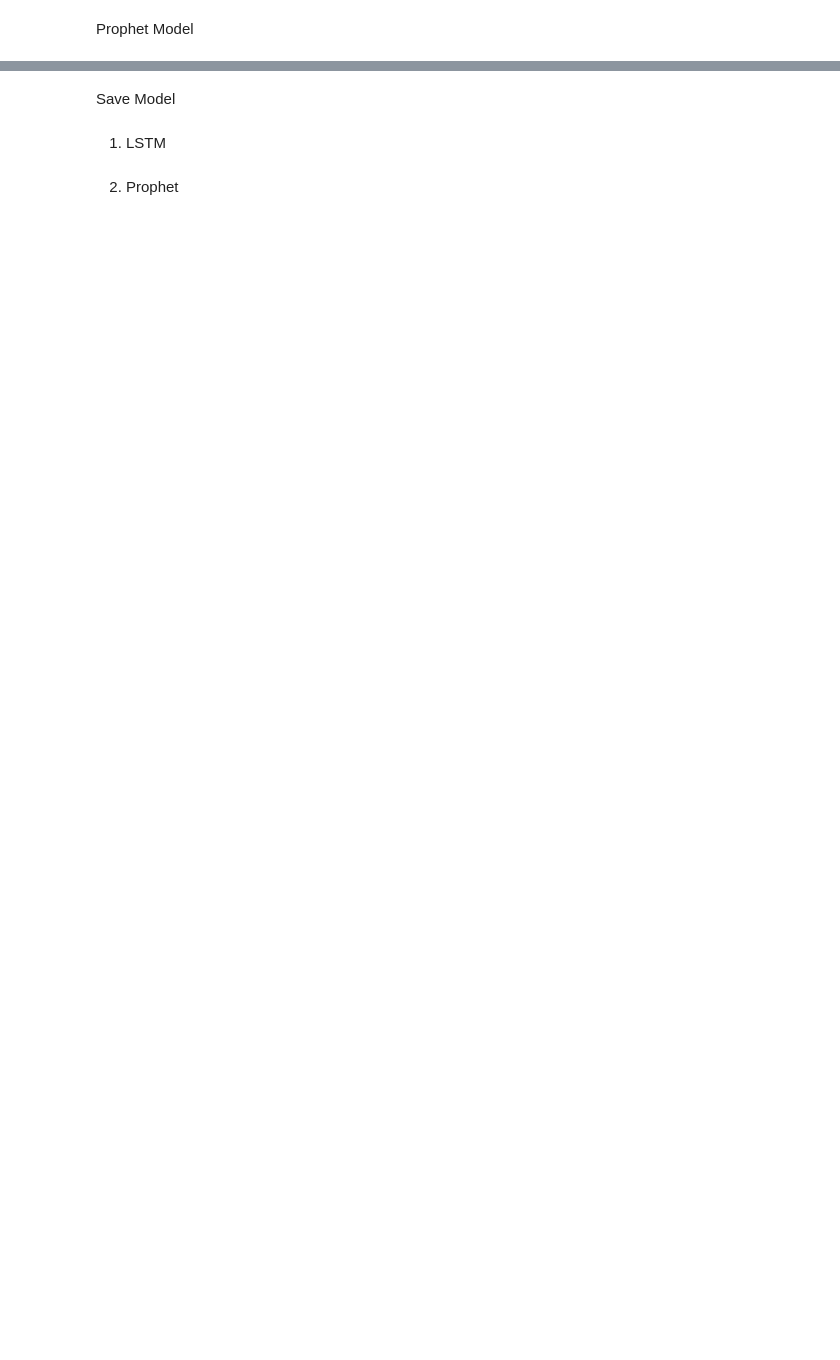
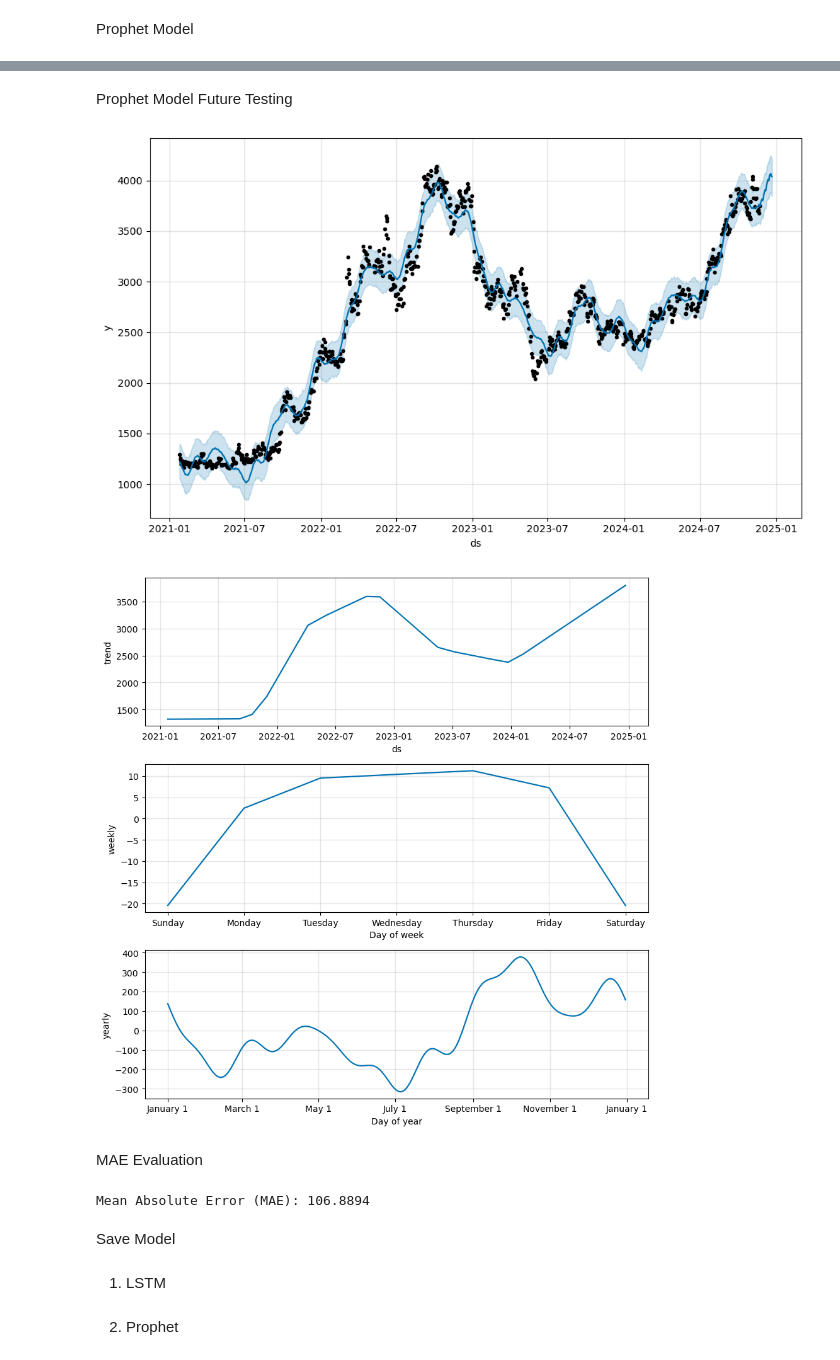
Before and after one commit to Meinya98/Stock-analysis-w-timeseries-model, a Jupyter notebook: models_ADRO.ipynb, the cells around one changed output, grey strips where cells are left out. Cells and saved outputs as stored; diff of their text form; code cells hidden in the pictures; blank space fills up the shorter version.

Commit message:
Add Prophet Model

```diff
--- a/models_ADRO.ipynb
+++ b/models_ADRO.ipynb
@@ -82,0 +85,4 @@ MultiIndex([(     'Date',        ''),
+# %%
+prophet_stock_data = stock_data[['Date','Close']].copy()
+prophet_stock_data.columns = ['_'.join(col).strip() if isinstance(col, tuple) else col for col in prophet_stock_data.columns]
+print(prophet_stock_data.columns)
@@ -89,11 +97,16 @@ Feature Selection\
 data = stock_data[['Close']]
 
 # Data for prophet
-prophet_data = stock_data[['Date','Close']].copy()
-prophet_data.rename(columns={'Date': 'ds', 'Close': 'y'}, inplace=True)
+prophet_data = prophet_stock_data[['Date_','Close_ADRO.JK']].copy()
+prophet_data.rename(columns={'Date_':'ds', 'Close_ADRO.JK':'y'}, inplace=True)
+prophet_data['ds'] = pd.to_datetime(prophet_data['ds'])
+prophet_data['ds'] = prophet_data['ds'].dt.tz_localize(None)
 
 # Check the first few rows
+print("Prophet Data: ")
 print(prophet_data.head())
+print("LSTM Data: ")
+print(data.head())
 
 # Normalization
 from sklearn.preprocessing import MinMaxScaler
@@ -293,3 +318,33 @@ prophet_model.fit(prophet_data)
+# %% [markdown]
+Prophet Model Future Testing
+# %%
+future_prophet = prophet_model.make_future_dataframe(periods=30)
+forecast_prophet = prophet_model.predict(future_prophet)
+
+fig_prophet = prophet_model.plot(forecast_prophet)
+plt.show()
+fig_prophet_components = prophet_model.plot_components(forecast_prophet)
+plt.show()
+# %% [output]
+[figure, added]
+[figure, added]
+# %% [markdown]
+MAE Evaluation
+# %%
+from sklearn.metrics import mean_absolute_error
+
+# Merge forecasted values with actual values based on the date
+df_merged = forecast_prophet[['ds', 'yhat']].merge(prophet_data, on='ds', how='inner')
+
+# Extract actual and predicted values
+y_actual = df_merged['y']
+y_pred = df_merged['yhat']
+
+# Compute MAE
+mae = mean_absolute_error(y_actual, y_pred)
+print(f"Mean Absolute Error (MAE): {mae:.4f}")
+# %% [output]
+Mean Absolute Error (MAE): 106.8894
 # %% [markdown]
 Save Model
 # %% [markdown]
```
Also changed, not shown: parts of 13 cells of this notebook, 5 other files.
